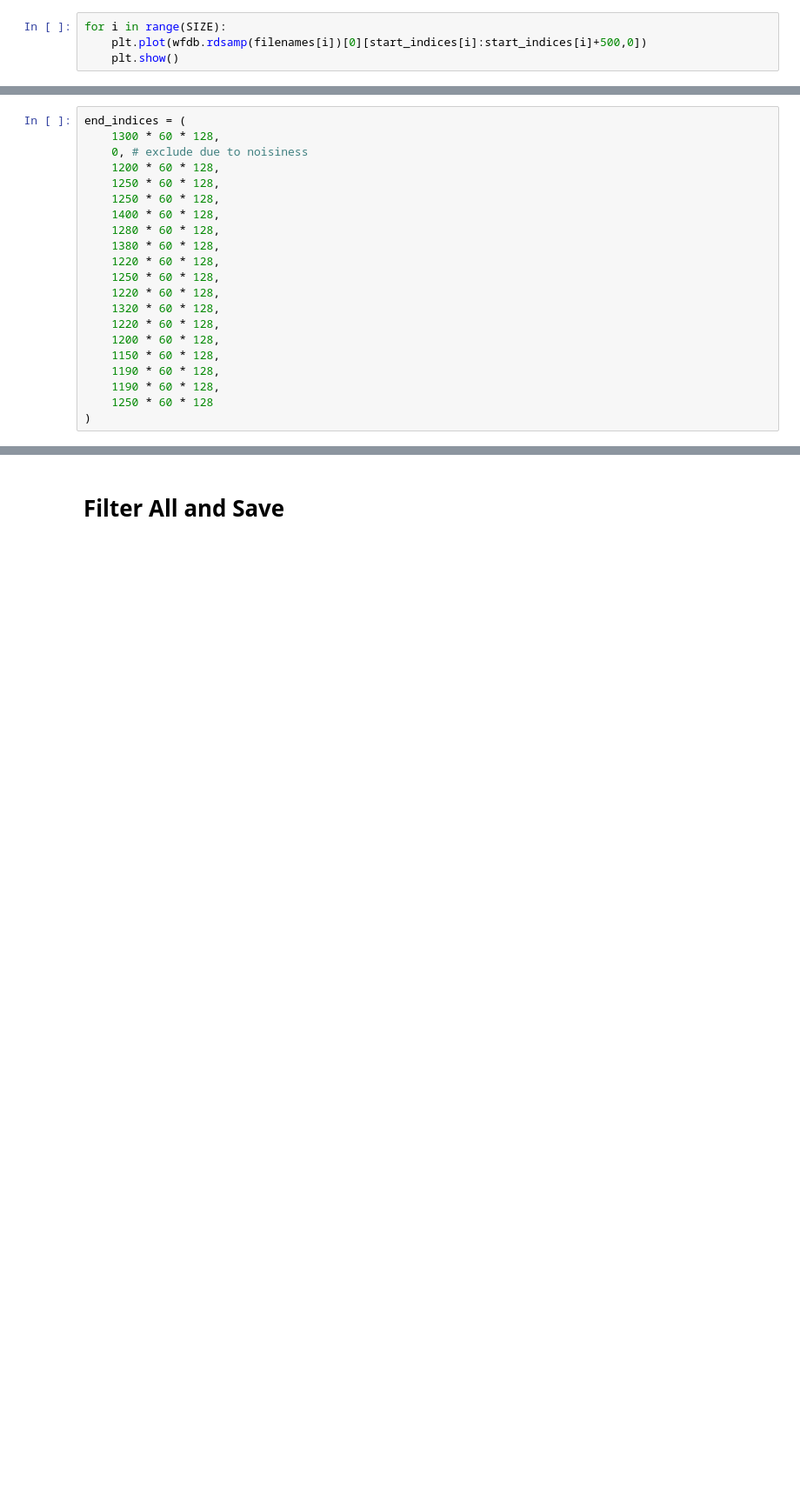
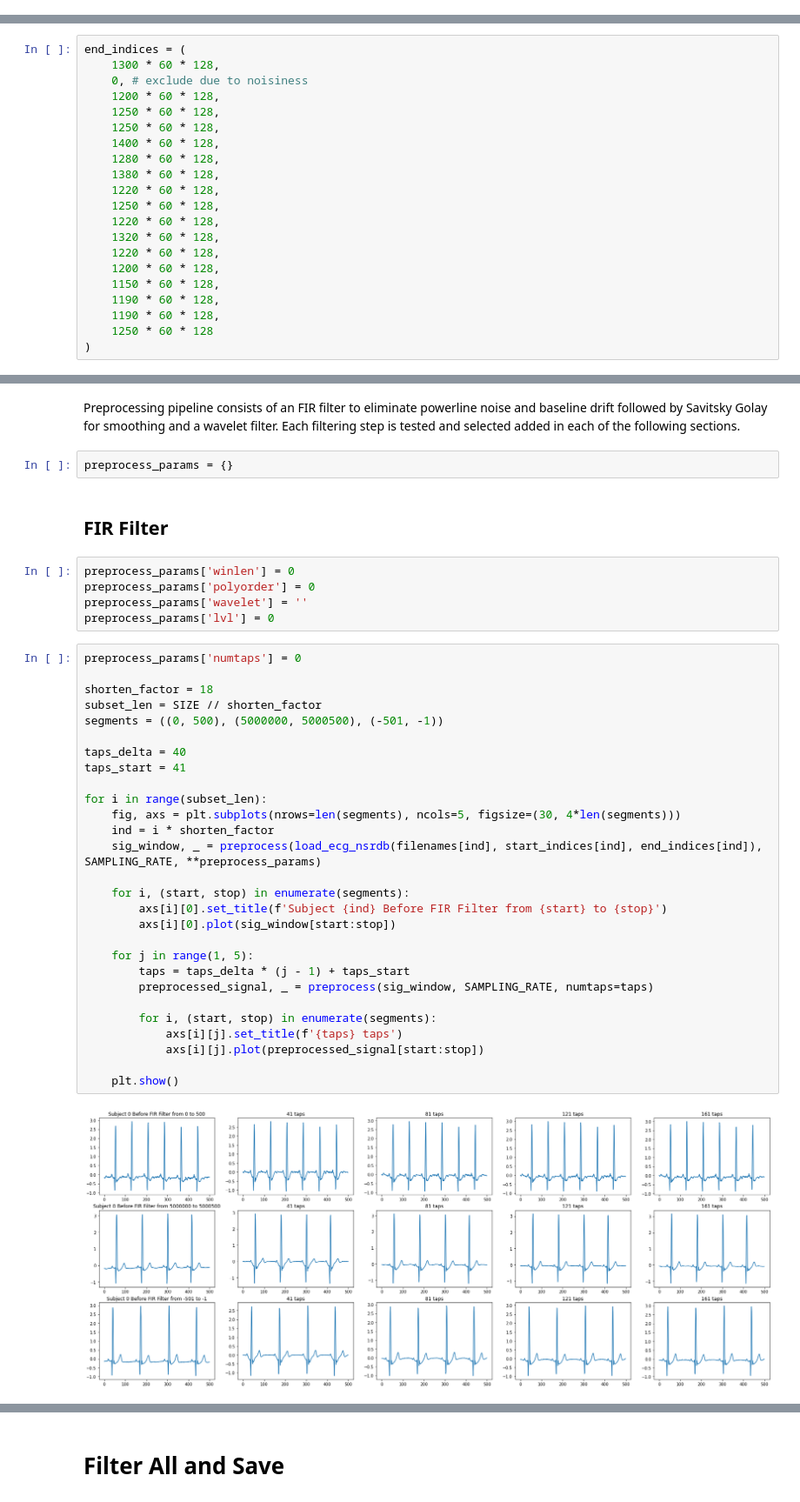
Before and after one commit to muffin-rice/FECG-extraction, a Jupyter notebook: code/preprocessing/nsrdb_preprocessing.ipynb, the cells around one changed output, grey strips where cells are left out. Shown: that part at 87% size. Saved outputs shown, nothing was run; the diff lists cells and outputs as text; blank space fills up the shorter version.

Commit message:
finish nsrdb analysis

```diff
--- a/code/preprocessing/nsrdb_preprocessing.ipynb
+++ b/code/preprocessing/nsrdb_preprocessing.ipynb
@@ -133,4 +128,0 @@ Check that start indices correspond to the beginning of good signals:
-# %%
-for i in range(SIZE):
-    plt.plot(wfdb.rdsamp(filenames[i])[0][start_indices[i]:start_indices[i]+500,0])
-    plt.show()
@@ -293,0 +177,41 @@ preprocess_params['lvl'] = 4
+# %% [markdown]
+Preprocessing pipeline consists of an FIR filter to eliminate powerline noise and baseline drift followed by Savitsky Golay for smoothing and a wavelet filter. Each filtering step is tested and selected added in each of the following sections.
+# %%
+preprocess_params = {}
+# %% [markdown]
+## FIR Filter
+# %%
+preprocess_params['winlen'] = 0
+preprocess_params['polyorder'] = 0
+preprocess_params['wavelet'] = ''
+preprocess_params['lvl'] = 0
+# %%
+preprocess_params['numtaps'] = 0
+
+shorten_factor = 18
+subset_len = SIZE // shorten_factor
+segments = ((0, 500), (5000000, 5000500), (-501, -1))
+
+taps_delta = 40
+taps_start = 41
+
+for i in range(subset_len):
+    fig, axs = plt.subplots(nrows=len(segments), ncols=5, figsize=(30, 4*len(segments)))
+    ind = i * shorten_factor
+    sig_window, _ = preprocess(load_ecg_nsrdb(filenames[ind], start_indices[ind], end_indices[ind]), SAMPLING_RATE, **preprocess_params)
+
+    for i, (start, stop) in enumerate(segments):
+        axs[i][0].set_title(f'Subject {ind} Before FIR Filter from {start} to {stop}')
+        axs[i][0].plot(sig_window[start:stop])
+
+    for j in range(1, 5):
+        taps = taps_delta * (j - 1) + taps_start
+        preprocessed_signal, _ = preprocess(sig_window, SAMPLING_RATE, numtaps=taps)
+
+        for i, (start, stop) in enumerate(segments):
+            axs[i][j].set_title(f'{taps} taps')
+            axs[i][j].plot(preprocessed_signal[start:stop])
+
+    plt.show()
+# %% [output]
+[figure, added]
```
Also changed, not shown: parts of 31 cells of this notebook, 2 other files.
